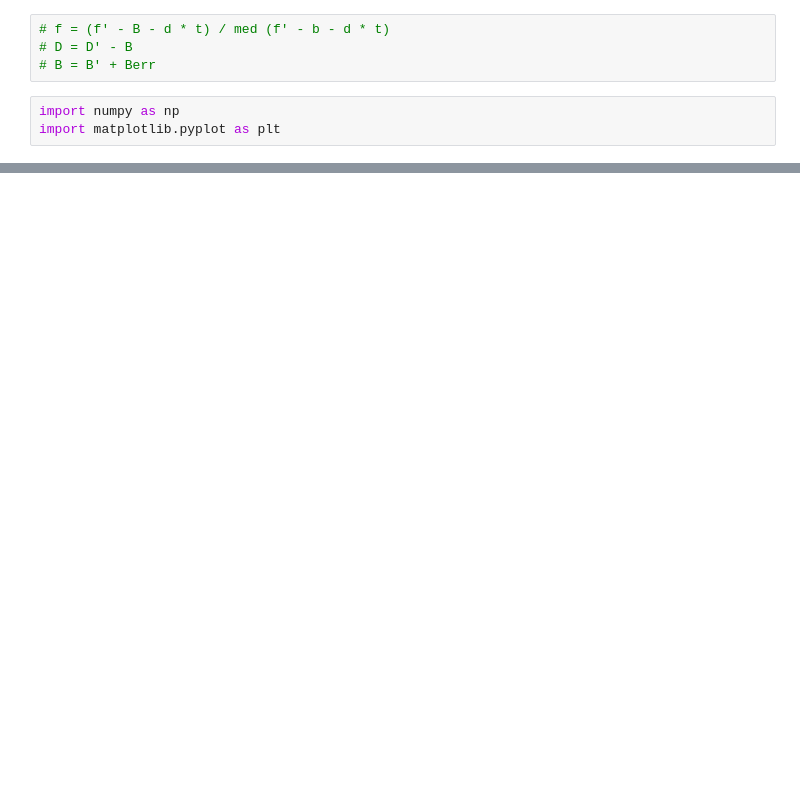
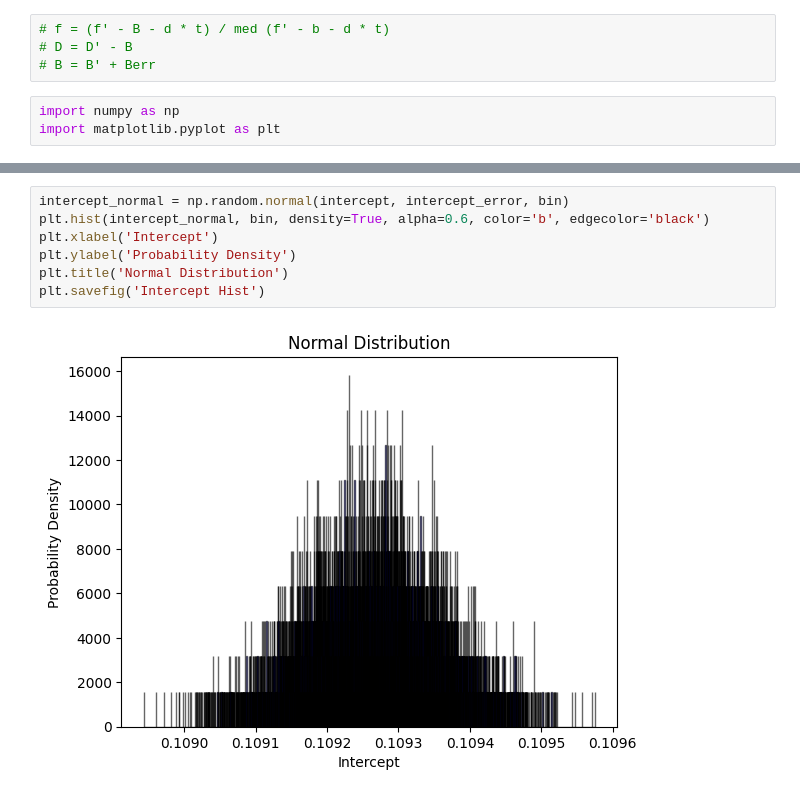
Before and after one commit to Voluptatemn/AstroResearch, a Jupyter notebook: BiasErrorProp.ipynb, the cells around one changed output, grey strips where cells are left out. Cells and saved outputs as stored; diff of their text form; blank space fills up the shorter version.

```diff
--- a/BiasErrorProp.ipynb
+++ b/BiasErrorProp.ipynb
@@ -93,0 +94,9 @@ The intercept is 0.104 +/- 0.002
+# %%
+intercept_normal = np.random.normal(intercept, intercept_error, bin)
+plt.hist(intercept_normal, bin, density=True, alpha=0.6, color='b', edgecolor='black')
+plt.xlabel('Intercept')
+plt.ylabel('Probability Density')
+plt.title('Normal Distribution')
+plt.savefig('Intercept Hist')
+# %% [output]
+[figure, added]
```
Also changed, not shown: parts of 6 cells of this notebook, 3 other files.
